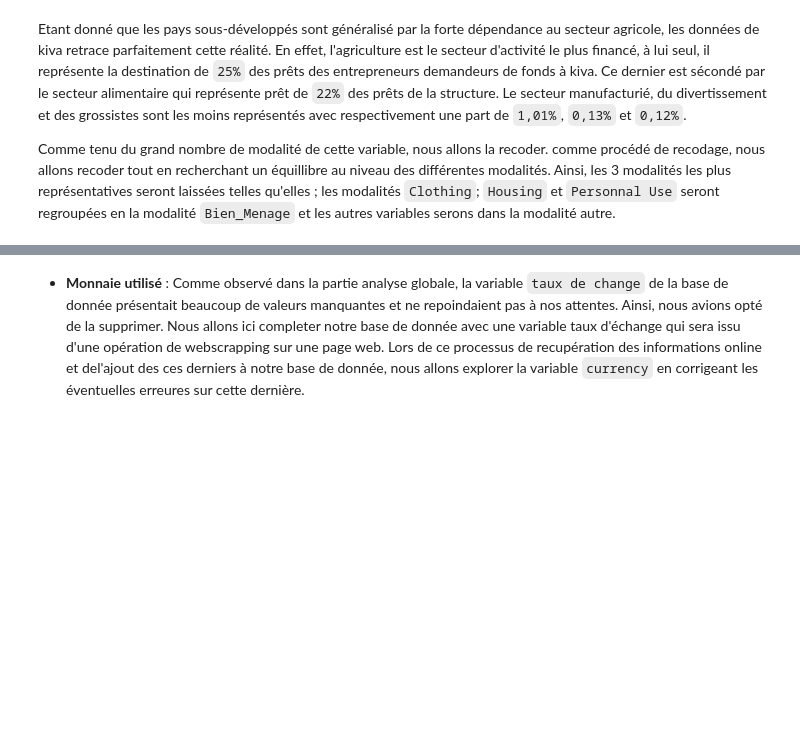
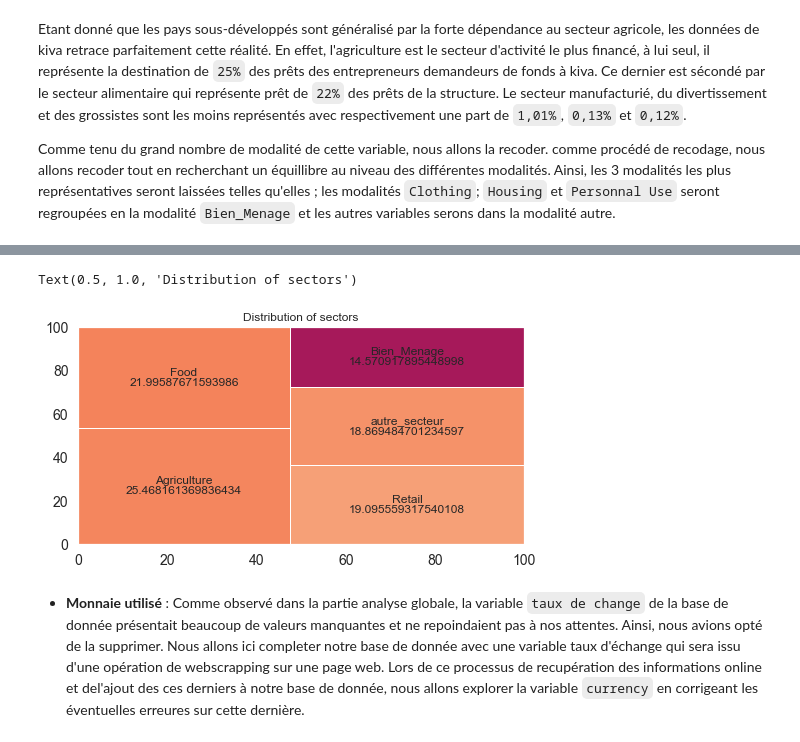
Before and after one commit to danisJIOGUE/Projet_Python, a Jupyter notebook: Python/Code_Python.ipynb, the cells around one changed output, grey strips where cells are left out. Saved outputs shown, nothing was run; the diff lists cells and outputs as text; code cells hidden in the pictures; blank space fills up the shorter version.

```diff
--- a/Python/Code_Python.ipynb
+++ b/Python/Code_Python.ipynb
@@ -367,3 +345,11 @@ pd.crosstab(loan_copy['SECTOR_NAME'],'freq').apply(lambda r: 100 * r/len(loan_co
+# %%
+plt.figure(figsize=(8,4))
+count = loan_copy['SECTOR_NAME'].value_counts()
+squarify.plot(sizes=count.values,label=count.index, value=100*(count.values/len(loan_copy['SECTOR_NAME'])))
+plt.title('Distribution of sectors')
+# %% [output]
+Text(0.5, 1.0, 'Distribution of sectors')
+[figure, added]
 # %% [markdown]
 * **Monnaie utilisé** :
 Comme observé dans la partie analyse globale, la variable `taux de change` de la base de donnée présentait beaucoup de valeurs manquantes et ne repoindaient pas à nos attentes. Ainsi, nous avions opté de la supprimer. Nous allons ici completer notre base de donnée avec une variable taux d'échange qui sera issu d'une opération de webscrapping sur une page web. Lors de ce processus de recupération des informations online et del'ajout des ces derniers à notre base de donnée, nous allons explorer la variable `currency` en corrigeant les éventuelles erreures sur cette dernière.
```
Also changed, not shown: parts of 51 cells of this notebook, 1 other file.
